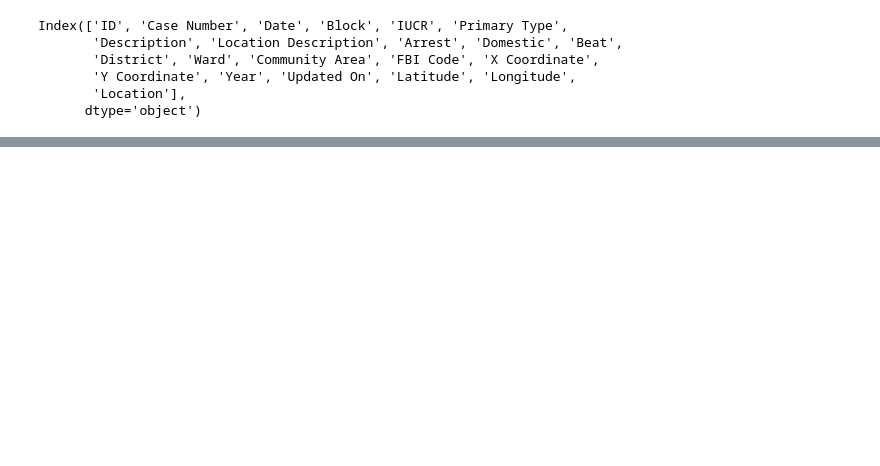
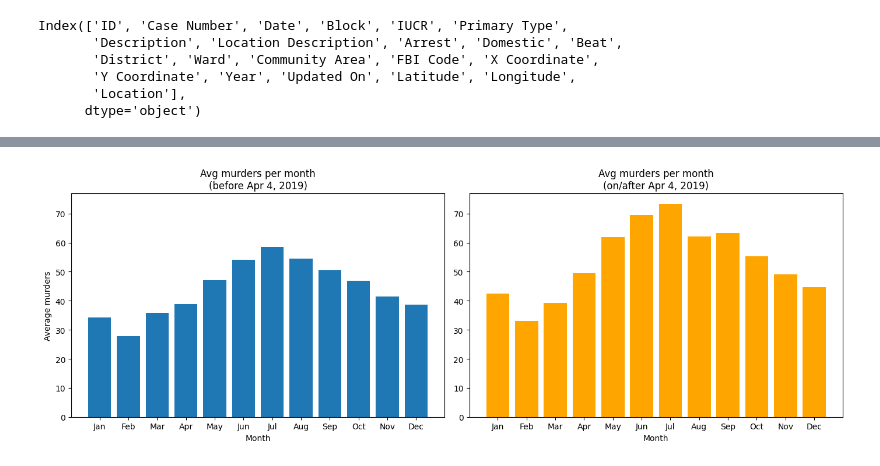
Before and after one commit to DylanBerry1/gun-violence-analysis, a Jupyter notebook: notebooks/exploration/chicago_analysis.ipynb, the cells around one changed output, grey strips where cells are left out. Cells and saved outputs as stored; diff of their text form; code cells hidden in the pictures; blank space fills up the shorter version.

```diff
--- a/notebooks/exploration/chicago_analysis.ipynb
+++ b/notebooks/exploration/chicago_analysis.ipynb
@@ -15,3 +43,41 @@ Index(['ID', 'Case Number', 'Date', 'Block', 'IUCR', 'Primary Type',
+# %%
+# Compare average murders per calendar month before and after cutoff
+cutoff = pd.to_datetime('2019-04-04')
+df_before = df_sorted[df_sorted['Date'] < cutoff]
+df_after = df_sorted[df_sorted['Date'] >= cutoff]
+
+# Monthly sums for each period
+monthly_before = df_before.groupby(pd.Grouper(key='Date', freq='M')).size()
+monthly_after = df_after.groupby(pd.Grouper(key='Date', freq='M')).size()
+
+# Average by calendar month (1-12), reindex to ensure all months present
+avg_by_month_before = monthly_before.groupby(monthly_before.index.month).mean().reindex(range(1,13), fill_value=0)
+avg_by_month_after = monthly_after.groupby(monthly_after.index.month).mean().reindex(range(1,13), fill_value=0)
+
+import calendar
+months = [calendar.month_abbr[i] for i in range(1,13)]
+
+plt.figure(figsize=(14,5))
+ax1 = plt.subplot(1,2,1)
+ax1.bar(months, avg_by_month_before.values)
+ax1.set_title('Avg murders per month\n(before Apr 4, 2019)')
+ax1.set_xlabel('Month')
+ax1.set_ylabel('Average murders')
+
+ax2 = plt.subplot(1,2,2)
+ax2.bar(months, avg_by_month_after.values, color='orange')
+ax2.set_title('Avg murders per month\n(on/after Apr 4, 2019)')
+ax2.set_xlabel('Month')
+
+# Use the same y-axis scale for both subplots
+ymax = max(avg_by_month_before.max(), avg_by_month_after.max())
+ax1.set_ylim(0, ymax * 1.05)
+ax2.set_ylim(0, ymax * 1.05)
+
+plt.tight_layout()
+plt.show()
+# %% [output]
+[figure, added]
 # %%
 df.head()
 # %% [output]
```
Also changed, not shown: parts of 1 cell of this notebook.
